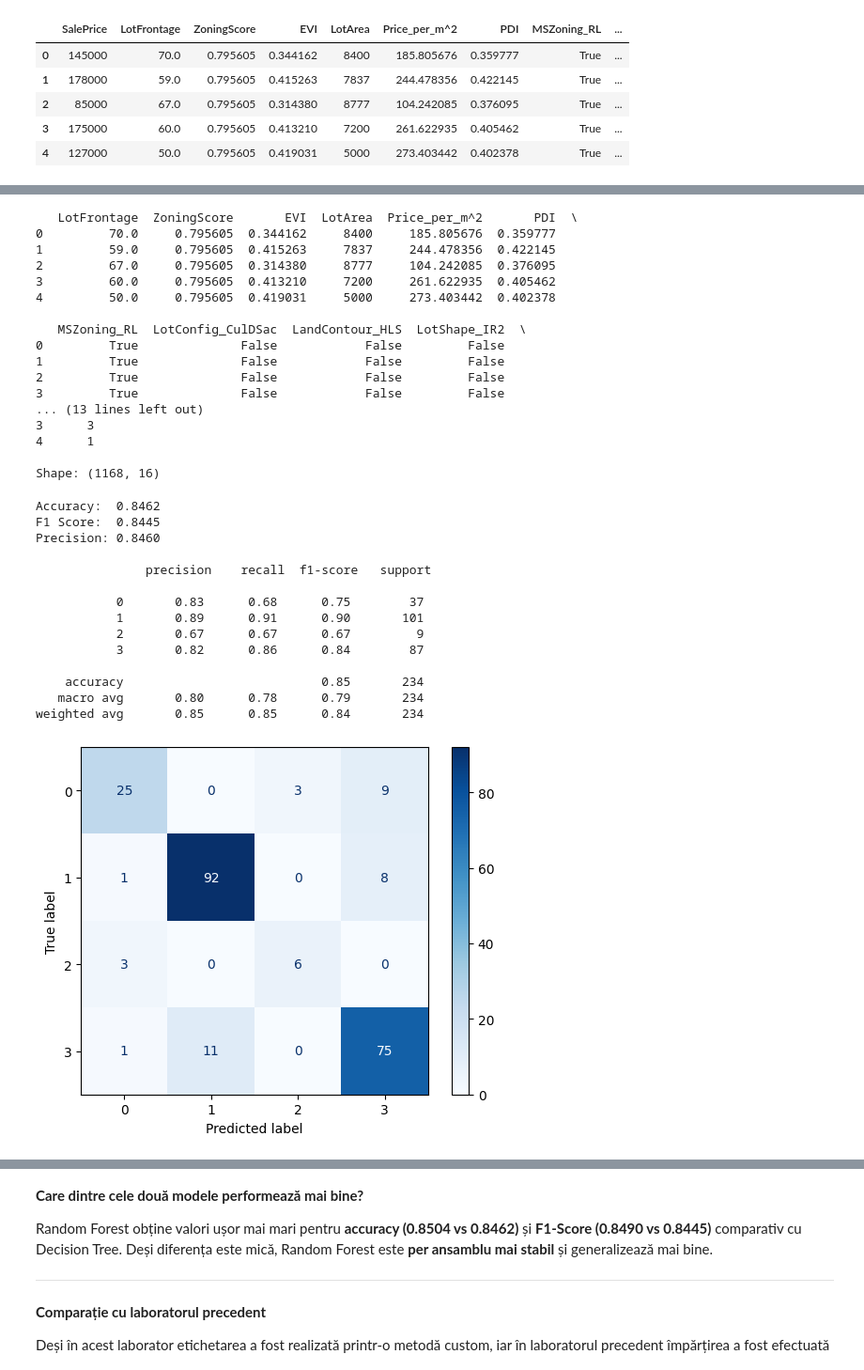
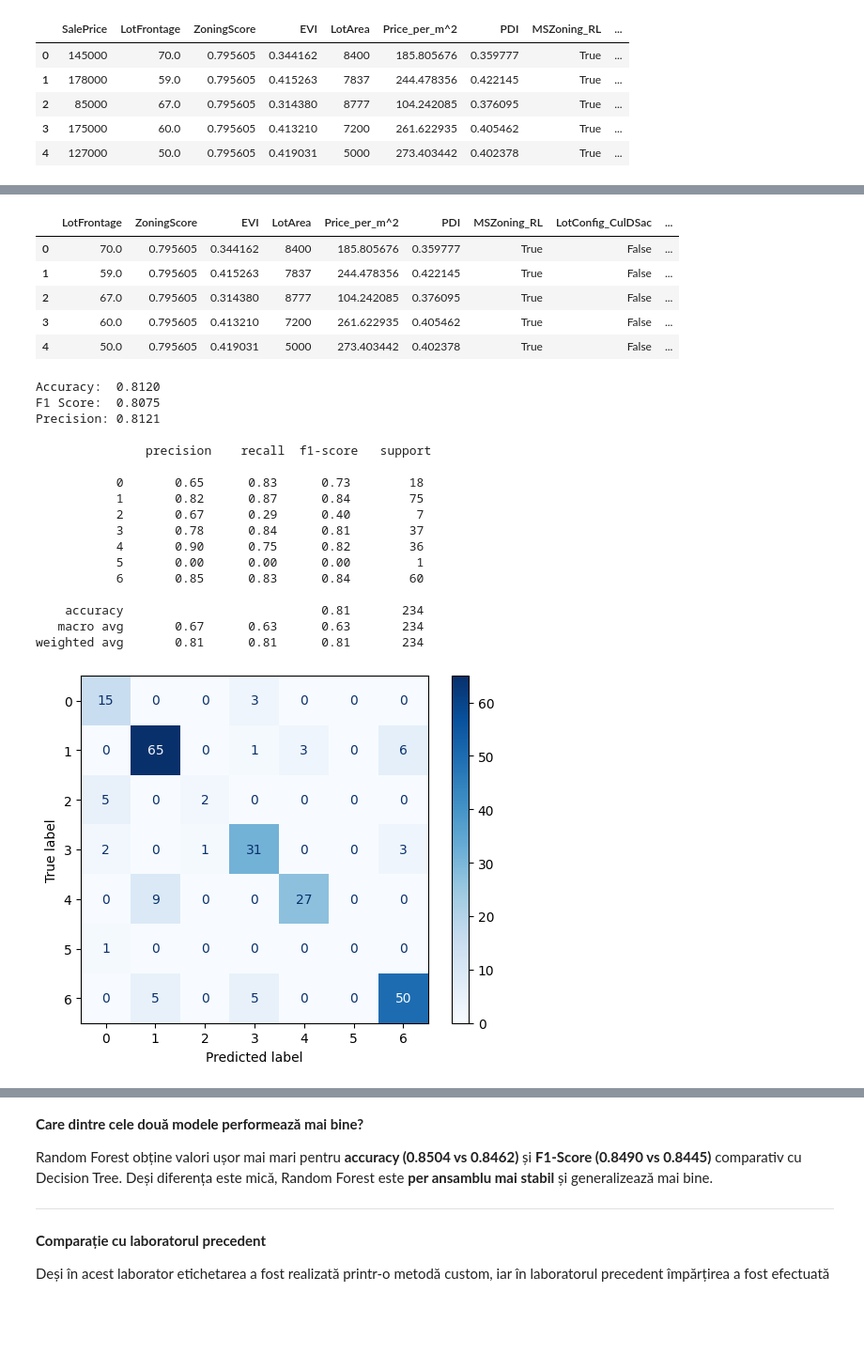
Before and after one commit to OctaMarina/house-price-prediction-integra, a Jupyter notebook: notebooks/Cornescu_Darius_split_RandomForest.ipynb, the cells around one changed output, grey strips where cells are left out. Shown at 94% size. Drawn from its saved outputs; the diff is of its cells as text; code cells hidden in the pictures; blank space fills up the shorter version.

```diff
--- a/notebooks/Cornescu_Darius_split_RandomForest.ipynb
+++ b/notebooks/Cornescu_Darius_split_RandomForest.ipynb
@@ -445,72 +534,62 @@ df_result = dataframe_selected_features.copy()
 df_result['label'] = labels
 
 df_features_with_labels = df_result.drop(columns=['SalePrice'])
-print(df_features_with_labels.head())
-print(f"\nShape: {df_features_with_labels.shape}")
-
 df_features_with_labels.to_csv("../data/subset_classification_Cornescu_Darius.csv", index=False)
+df_features_with_labels.head()
 # %% [output]
-   LotFrontage  ZoningScore       EVI  LotArea  Price_per_m^2       PDI  \
-0         70.0     0.795605  0.344162     8400     185.805676  0.359777
-1         59.0     0.795605  0.415263     7837     244.478356  0.422145
-2         67.0     0.795605  0.314380     8777     104.242085  0.376095
-3         60.0     0.795605  0.413210     7200     261.622935  0.405462
-4         50.0     0.795605  0.419031     5000     273.403442  0.402378
-
-   MSZoning_RL  LotConfig_CulDSac  LandContour_HLS  LotShape_IR2  \
-0         True              False            False         False
-1         True              False            False         False
-2         True              False            False         False
-3         True              False            False         False
-... (13 lines left out)
-3      3
-4      1
-
-Shape: (1168, 16)
+|  | LotFrontage | ZoningScore | EVI | LotArea | Price_per_m^2 | PDI | MSZoning_RL | LotConfig_CulDSac | ... |
+| 0 | 70.0 | 0.795605 | 0.344162 | 8400 | 185.805676 | 0.359777 | True | False | ... |
+| 1 | 59.0 | 0.795605 | 0.415263 | 7837 | 244.478356 | 0.422145 | True | False | ... |
+| 2 | 67.0 | 0.795605 | 0.314380 | 8777 | 104.242085 | 0.376095 | True | False | ... |
+| 3 | 60.0 | 0.795605 | 0.413210 | 7200 | 261.622935 | 0.405462 | True | False | ... |
+| 4 | 50.0 | 0.795605 | 0.419031 | 5000 | 273.403442 | 0.402378 | True | False | ... |
 # %%
 df_loaded = pd.read_csv("../data/subset_classification_Cornescu_Darius.csv")
 X = df_loaded.drop(columns=['label'])
 Y = df_loaded['label']
 
 X_train, X_test, Y_train, Y_test = train_test_split(X, Y, test_size=0.2, random_state=42, stratify=Y)
 
 preprocessor_decision_tree = make_preprocessor(X_train)
 pipeline_dt = Pipeline([
     ('preprocessor', preprocessor_decision_tree),
-    ('classifier', DecisionTreeClassifier(random_state=42))
+    ('classifier', XGBClassifier(random_state=42, eval_metric='mlogloss'))
 ])
 
 pipeline_dt.fit(X_train, Y_train)
 Y_predicted_dt = pipeline_dt.predict(X_test)
 
 accuracy_score_dt = accuracy_score(Y_test, Y_predicted_dt)
 f1_dt = f1_score(Y_test, Y_predicted_dt, average='weighted')
 prec_dt = precision_score(Y_test, Y_predicted_dt, average='weighted')
 
 print(f"Accuracy:  {accuracy_score_dt:.4f}")
 print(f"F1 Score:  {f1_dt:.4f}")
 print(f"Precision: {prec_dt:.4f}")
 print("\n", classification_report(Y_test, Y_predicted_dt))
 
 cm_dt = confusion_matrix(Y_test, Y_predicted_dt)
 ConfusionMatrixDisplay(cm_dt).plot(cmap=plt.cm.Blues)
 plt.show()
 # %% [output]
-Accuracy:  0.8462
-F1 Score:  0.8445
-Precision: 0.8460
+Accuracy:  0.8120
+F1 Score:  0.8075
+Precision: 0.8121
 
                precision    recall  f1-score   support
 
-           0       0.83      0.68      0.75        37
-           1       0.89      0.91      0.90       101
-           2       0.67      0.67      0.67         9
-           3       0.82      0.86      0.84        87
+           0       0.65      0.83      0.73        18
+           1       0.82      0.87      0.84        75
+           2       0.67      0.29      0.40         7
+           3       0.78      0.84      0.81        37
+           4       0.90      0.75      0.82        36
+           5       0.00      0.00      0.00         1
+           6       0.85      0.83      0.84        60
 
-    accuracy                           0.85       234
-   macro avg       0.80      0.78      0.79       234
-weighted avg       0.85      0.85      0.84       234
+    accuracy                           0.81       234
+   macro avg       0.67      0.63      0.63       234
+weighted avg       0.81      0.81      0.81       234
-[figure, old version]
+[figure, new version]
 # %%
 preprocessor_rf = make_preprocessor(X_train)
 pipeline_rf = Pipeline([
```
Also changed, not shown: parts of 18 cells of this notebook.
